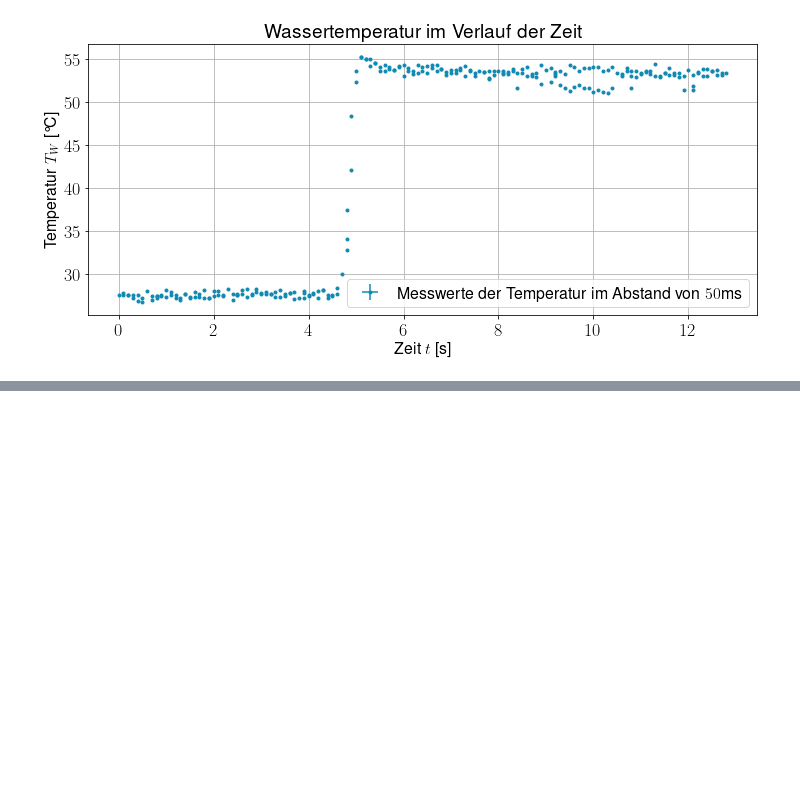
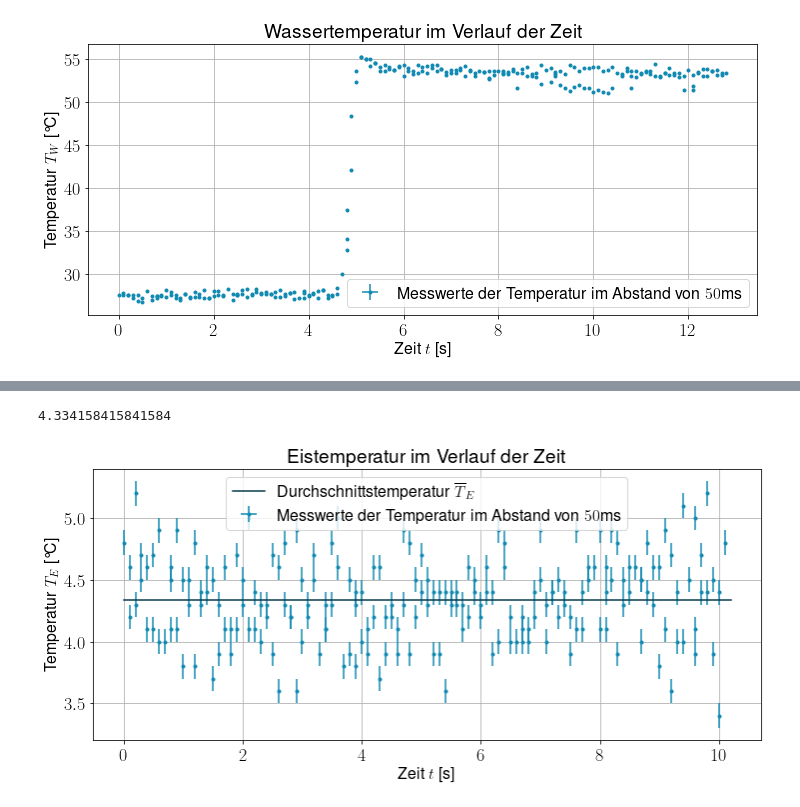
Before and after one commit to AP1ACC/V1, a Jupyter notebook: V31/V31.ipynb, the cells around one changed output, grey strips where cells are left out. Drawn from its saved outputs; the diff is of its cells as text; code cells hidden in the pictures; blank space fills up the shorter version.

```diff
--- a/V31/V31.ipynb
+++ b/V31/V31.ipynb
@@ -393,0 +434,24 @@ fig.savefig("Erg_temp_w.svg")
+# %%
+time_e_63, temp_e_63  = txtToArr('6.3_Eis.txt')
+
+
+fig, ax = plt.subplots(figsize=(12,5))
+ax.tick_params(axis='both', which='major', labelsize=18)
+ax.tick_params(axis='both', which='minor', labelsize=16)
+
+ax.errorbar(time_e_63, temp_e_63, xerr=time_f, yerr=temp_f, fmt='.', color='#118ab2', label='Messwerte der Temperatur im Abstand von $50$ms')
+
+x_e = np.linspace(0, max(time_e_63)+0.1, 100)
+y_e = np.full( shape=100, fill_value=am(temp_e_63))
+ax.plot(x_e, y_e, color='#073b4c', label='Durchschnittstemperatur $\overline{T}_E$')
+
+ax.set(xlabel=r'Zeit $t$ [s]', ylabel=r'Temperatur $T_E$ [°C]', title=r'Eistemperatur im Verlauf der Zeit')
+ax.legend()
+ax.grid()
+
+print(am(temp_e_63))
+
+fig.savefig("Eis_temp_63.svg")
+# %% [output]
+4.334158415841584
+[figure, added]
```
Also changed, not shown: parts of 1 cell of this notebook, 2 other files.
